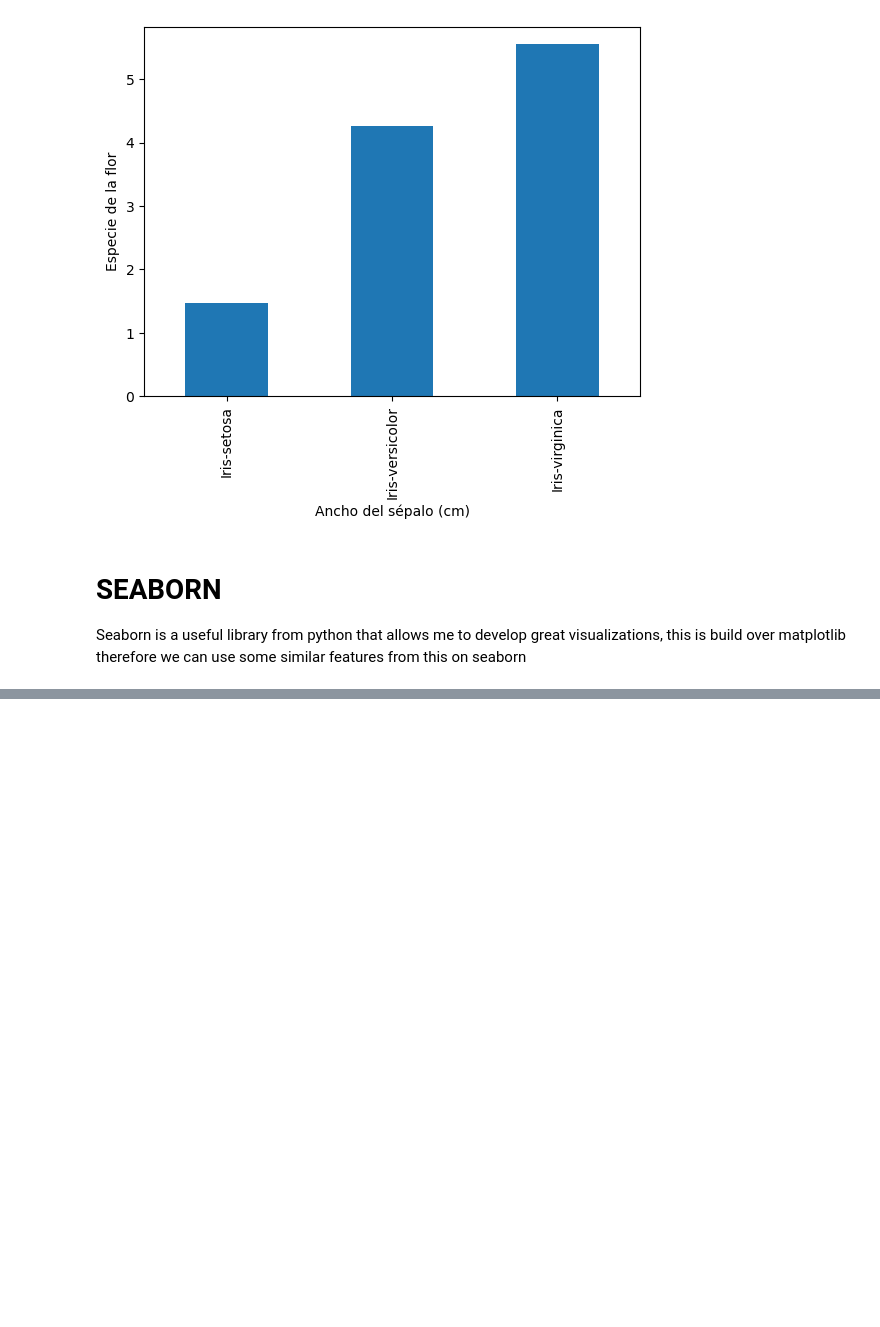
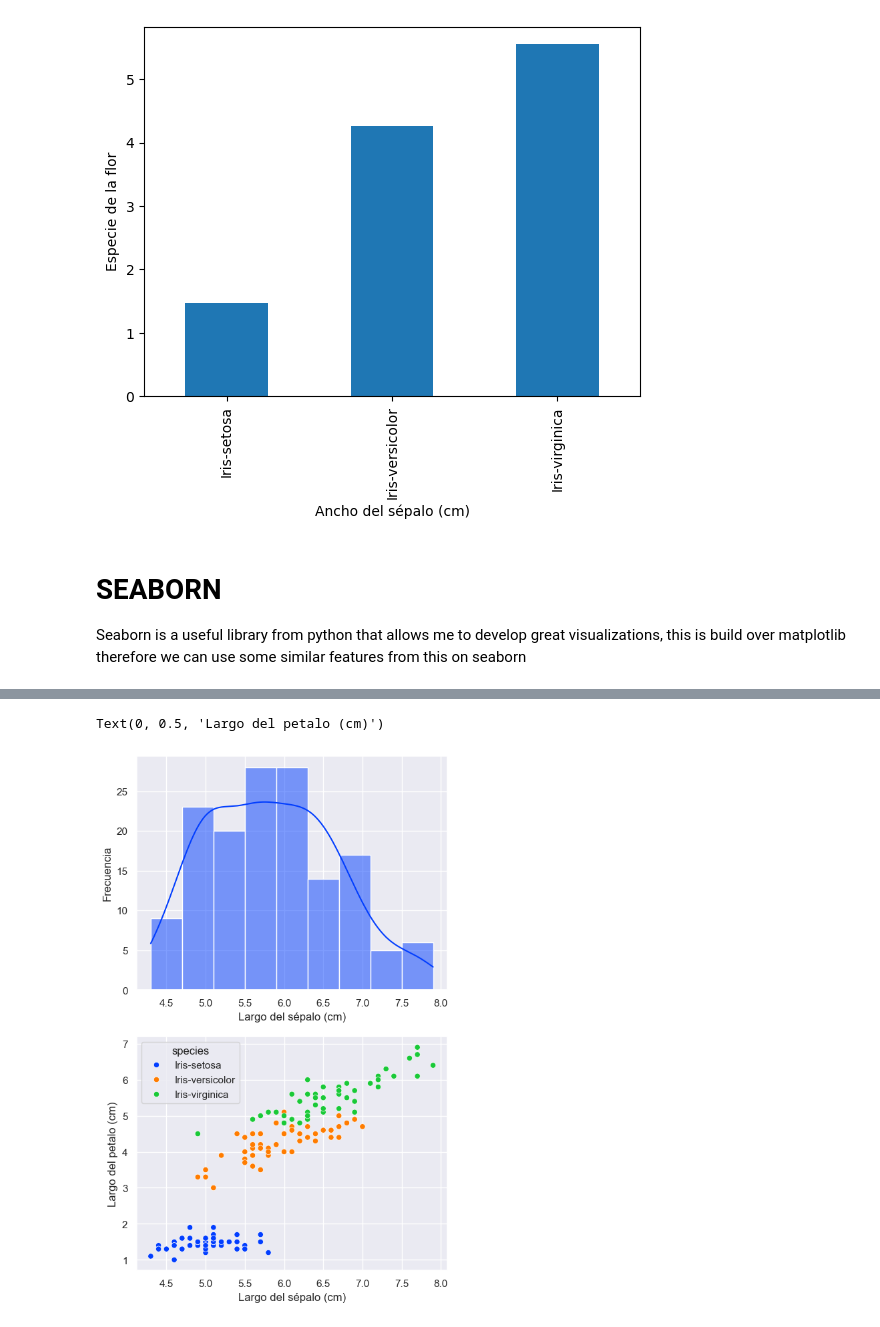
Before and after one commit to CabHug/Portfolio, a Jupyter notebook: Practicas/Visualizacion/Practica_visualizacion.ipynb, the cells around one changed output, grey strips where cells are left out. Drawn from its saved outputs; the diff is of its cells as text; code cells hidden in the pictures; blank space fills up the shorter version.

```diff
--- a/Practicas/Visualizacion/Practica_visualizacion.ipynb
+++ b/Practicas/Visualizacion/Practica_visualizacion.ipynb
@@ -204,0 +234,27 @@ Seaborn is a useful library from python that allows me to develop great visualiz
+# %%
+# now I will create a plot with multiple axis
+
+fig, axis = plt.subplots(2, 1, figsize =(6,10))
+
+sns.histplot(
+    data= iris,
+    x = 'sepal_length',
+    kde = True,
+    ax= axis[0]
+)
+
+axis[0].set_xlabel('Largo del sépalo (cm)')
+axis[0].set_ylabel('Frecuencia')
+
+sns.scatterplot(
+    data= iris,
+    x= 'sepal_length',
+    y = 'petal_length',
+    hue = 'species',
+    ax = axis[1]
+)
+axis[1].set_xlabel('Largo del sépalo (cm)')
+axis[1].set_ylabel('Largo del petalo (cm)')
+# %% [output]
+Text(0, 0.5, 'Largo del petalo (cm)')
+[figure, added]
```
Also changed, not shown: parts of 8 cells of this notebook.
